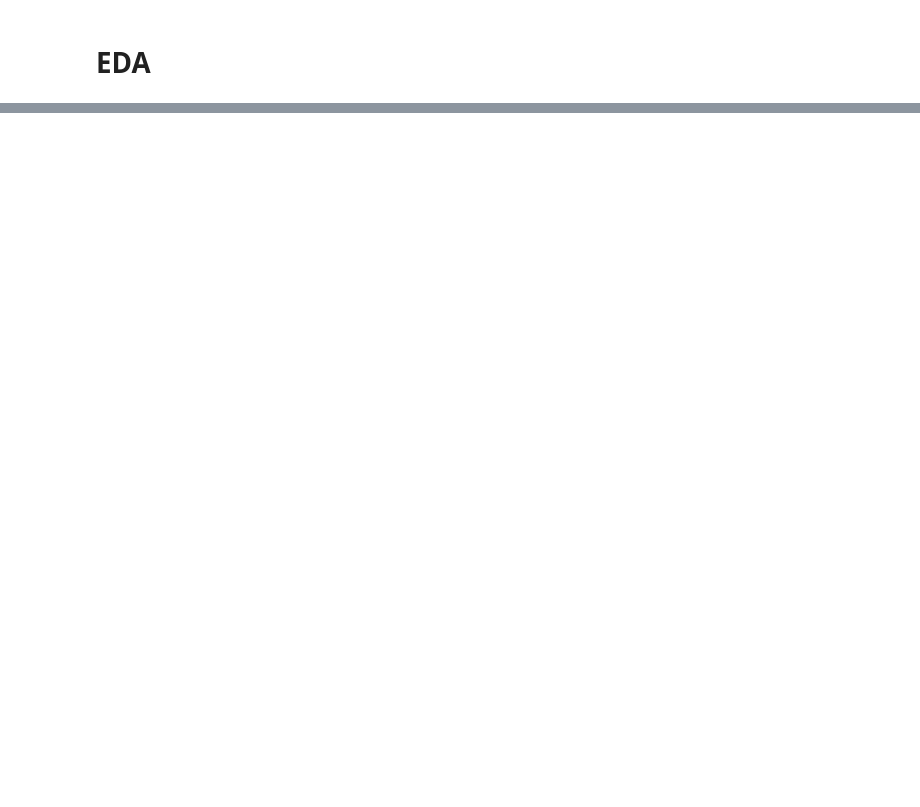
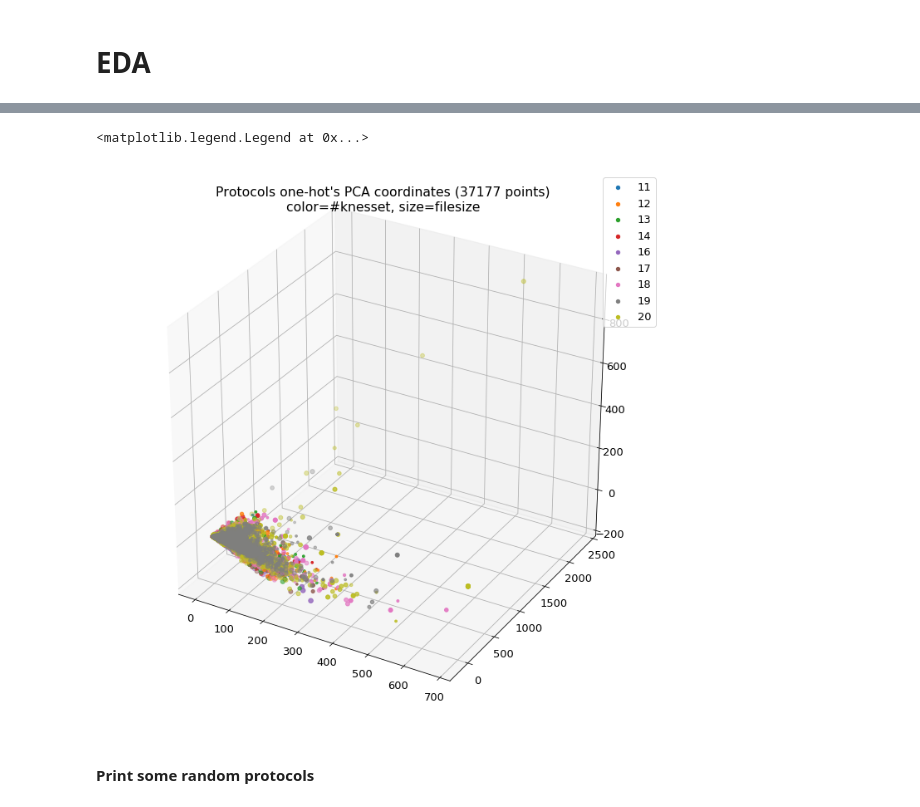
Before and after one commit to ruelian/KnessetClassifier, a Jupyter notebook: Parser.ipynb, the cells around one changed output, grey strips where cells are left out. Drawn from its saved outputs; the diff is of its cells as text; code cells hidden in the pictures; blank space fills up the shorter version.

```diff
--- a/Parser.ipynb
+++ b/Parser.ipynb
@@ -85,3 +127,22 @@ OrderedDict([('רוצה', 180334),
+# %%
+from mpl_toolkits.mplot3d import Axes3D
+
+plt.figure(figsize=(12,12))
+ax = plt.subplot(111, projection='3d')
+
+for grp in np.unique(meta[meta.ID.isin(df.ID)].KnessetNum):
+    X = X3D[np.where(meta[meta.ID.isin(df.ID)].KnessetNum==grp),:].reshape(-1,3)
+    ax.scatter(X[:,0],X[:,1],X[:,2], label=int(grp),
+               s=np.log10(meta[meta.ID.isin(df.ID)].filesize)**2)#, c=meta[meta.ID.isin(df.ID)].KnessetNum)
+
+ax.set_title(f"Protocols one-hot's PCA coordinates ({X3D.shape[0]:d} points)\ncolor=#knesset, size=filesize")
+ax.grid()
+ax.legend()
+# %% [output]
+<matplotlib.legend.Legend at 0x...>
+[figure, added]
+# %% [markdown]
+#### Print some random protocols
 # %%
 print(p.full_protocol())
 # %% [output]
```
Also changed, not shown: parts of 18 cells of this notebook, 1 other file.
